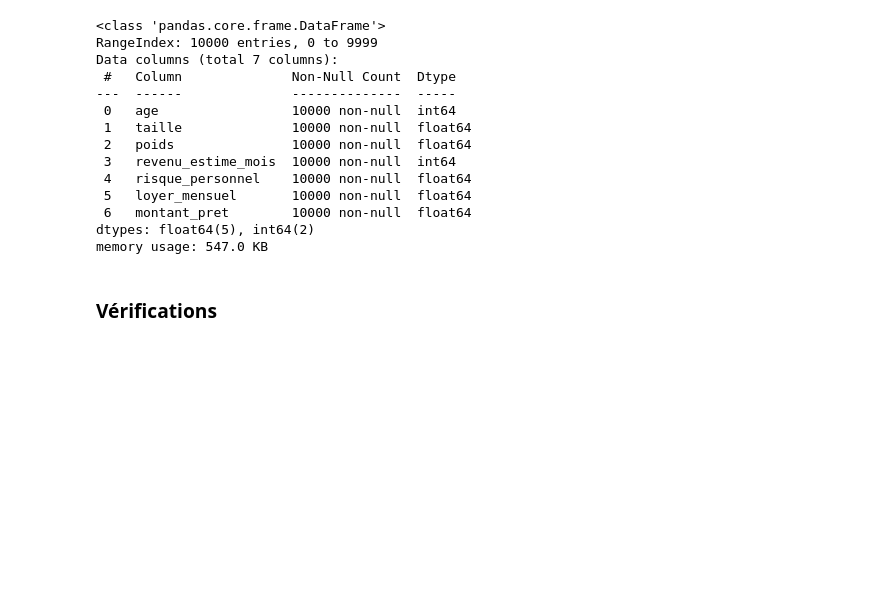
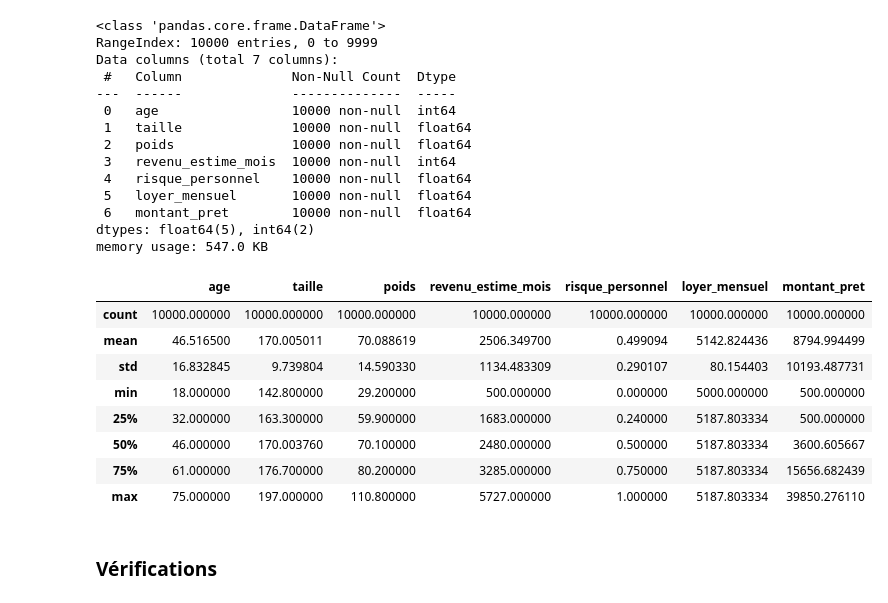
Before and after one commit to mabeyrou/M2B0, a Jupyter notebook: explo.ipynb, the cells around one changed output. Cells and saved outputs as stored; diff of their text form; code cells hidden in the pictures; blank space fills up the shorter version.

```diff
--- a/explo.ipynb
+++ b/explo.ipynb
@@ -205,5 +209,17 @@ Data columns (total 7 columns):
  6   montant_pret        10000 non-null  float64
 dtypes: float64(5), int64(2)
 memory usage: 547.0 KB
+# %%
+df.describe()
+# %% [output]
+|  | age | taille | poids | revenu_estime_mois | risque_personnel | loyer_mensuel | montant_pret |
+| count | 10000.000000 | 10000.000000 | 10000.000000 | 10000.000000 | 10000.000000 | 10000.000000 | 10000.000000 |
+| mean | 46.516500 | 170.005011 | 70.088619 | 2506.349700 | 0.499094 | 5142.824436 | 8794.994499 |
+| std | 16.832845 | 9.739804 | 14.590330 | 1134.483309 | 0.290107 | 80.154403 | 10193.487731 |
+| min | 18.000000 | 142.800000 | 29.200000 | 500.000000 | 0.000000 | 5000.000000 | 500.000000 |
+| 25% | 32.000000 | 163.300000 | 59.900000 | 1683.000000 | 0.240000 | 5187.803334 | 500.000000 |
+| 50% | 46.000000 | 170.003760 | 70.100000 | 2480.000000 | 0.500000 | 5187.803334 | 3600.605667 |
+| 75% | 61.000000 | 176.700000 | 80.200000 | 3285.000000 | 0.750000 | 5187.803334 | 15656.682439 |
+| max | 75.000000 | 197.000000 | 110.800000 | 5727.000000 | 1.000000 | 5187.803334 | 39850.276110 |
 # %% [markdown]
 ### Vérifications
```
Also changed, not shown: parts of 6 cells of this notebook, 1 other file.
